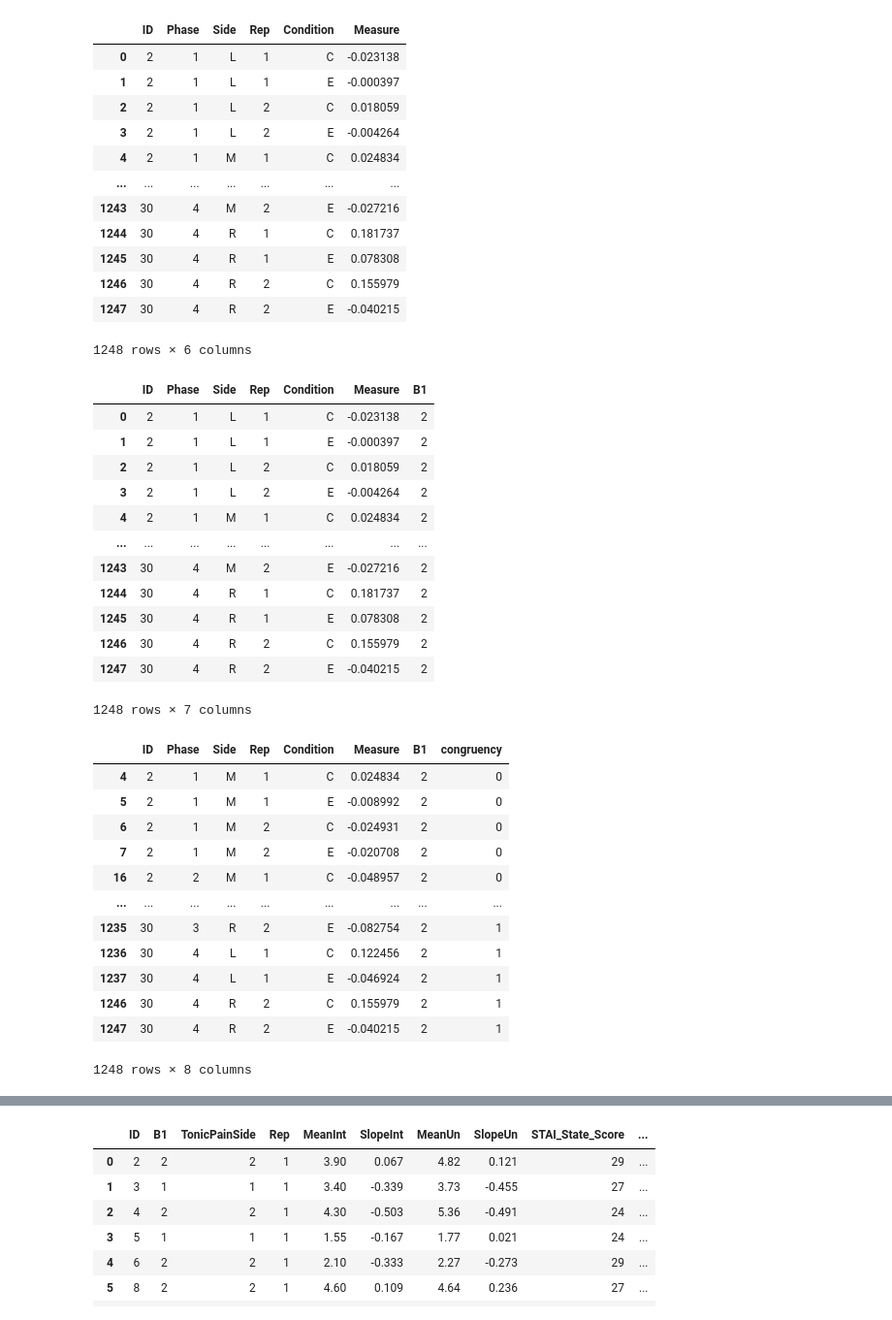
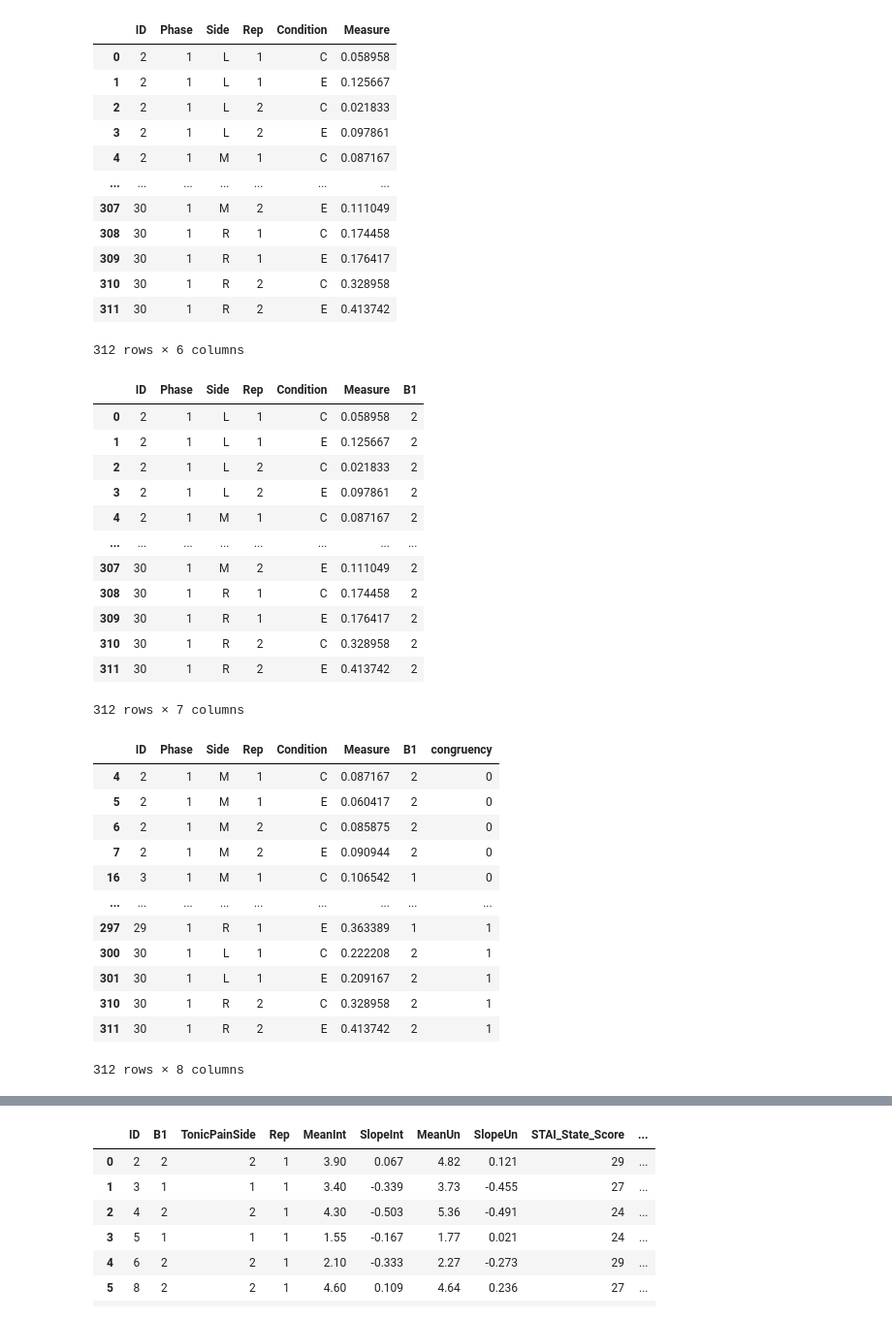
Before and after one commit to dhewitt16/PainAnticipationVRStudy, a Jupyter notebook: VRAnalysis/VRGroupLevel-3-NoAv-EEGPhases.ipynb, the cells around one changed output, grey strips where cells are left out. Shown: that part at 97% size. Drawn from its saved outputs; the diff is of its cells as text; code cells hidden in the pictures.

```diff
--- a/VRAnalysis/VRGroupLevel-3-NoAv-EEGPhases.ipynb
+++ b/VRAnalysis/VRGroupLevel-3-NoAv-EEGPhases.ipynb
@@ -10,13 +10,13 @@ import numpy as np
 import matplotlib.pyplot as plt
 
 ## Pupil Diameter
-data2load = pd.read_csv('/Users/dhewitt/Data/pps/Exports/PupilDiameter/Combined_PupilDiameter_noav_1904.csv')
+#data2load = pd.read_csv('/Users/dhewitt/Data/pps/Exports/PupilDiameter/Combined_PupilDiameter_noav_1904.csv')
 
 ## Gaze Direction
 #data2load = pd.read_csv('/Users/dhewitt/Data/pps/Exports/GazeDirection/Combined_GazeDirection_noav_1904.csv')
 
 ## Gaze Object / Fixation
-#data2load = pd.read_csv('/Users/dhewitt/Data/pps/Exports/GazeObject/Combined_GazeObjectData_noav_1904.csv')
+data2load = pd.read_csv('/Users/dhewitt/Data/pps/Exports/GazeObject/Combined_GazeObjectData_noav_1904.csv')
 
 ## Hand position
 #data2load = pd.read_csv('/Users/dhewitt/Data/pps/Exports/HandData/Combined_hand_data_1904.csv') ## doesn't work
@@ -121,18 +121,18 @@ average_df.drop(['Timepoint','index'],axis=1, inplace=True)
 average_df
 # %% [output]
 |  | ID | Phase | Side | Rep | Condition | Measure |
-| 0 | 2 | 1 | L | 1 | C | -0.023138 |
-| 1 | 2 | 1 | L | 1 | E | -0.000397 |
-| 2 | 2 | 1 | L | 2 | C | 0.018059 |
-| 3 | 2 | 1 | L | 2 | E | -0.004264 |
-| 4 | 2 | 1 | M | 1 | C | 0.024834 |
+| 0 | 2 | 1 | L | 1 | C | 0.058958 |
+| 1 | 2 | 1 | L | 1 | E | 0.125667 |
+| 2 | 2 | 1 | L | 2 | C | 0.021833 |
+| 3 | 2 | 1 | L | 2 | E | 0.097861 |
+| 4 | 2 | 1 | M | 1 | C | 0.087167 |
 | ... | ... | ... | ... | ... | ... | ... |
-| 1243 | 30 | 4 | M | 2 | E | -0.027216 |
-| 1244 | 30 | 4 | R | 1 | C | 0.181737 |
-| 1245 | 30 | 4 | R | 1 | E | 0.078308 |
-| 1246 | 30 | 4 | R | 2 | C | 0.155979 |
-| 1247 | 30 | 4 | R | 2 | E | -0.040215 |
+| 307 | 30 | 1 | M | 2 | E | 0.111049 |
+| 308 | 30 | 1 | R | 1 | C | 0.174458 |
+| 309 | 30 | 1 | R | 1 | E | 0.176417 |
+| 310 | 30 | 1 | R | 2 | C | 0.328958 |
+| 311 | 30 | 1 | R | 2 | E | 0.413742 |
-1248 rows × 6 columns
+312 rows × 6 columns
 # %%
 melted_df = average_df
 
@@ -143,62 +143,63 @@ melted_df.drop(columns=['B2'],inplace = True)
 melted_df
 # %% [output]
 |  | ID | Phase | Side | Rep | Condition | Measure | B1 |
-| 0 | 2 | 1 | L | 1 | C | -0.023138 | 2 |
-| 1 | 2 | 1 | L | 1 | E | -0.000397 | 2 |
-| 2 | 2 | 1 | L | 2 | C | 0.018059 | 2 |
-| 3 | 2 | 1 | L | 2 | E | -0.004264 | 2 |
-| 4 | 2 | 1 | M | 1 | C | 0.024834 | 2 |
+| 0 | 2 | 1 | L | 1 | C | 0.058958 | 2 |
+| 1 | 2 | 1 | L | 1 | E | 0.125667 | 2 |
+| 2 | 2 | 1 | L | 2 | C | 0.021833 | 2 |
+| 3 | 2 | 1 | L | 2 | E | 0.097861 | 2 |
+| 4 | 2 | 1 | M | 1 | C | 0.087167 | 2 |
 | ... | ... | ... | ... | ... | ... | ... | ... |
-| 1243 | 30 | 4 | M | 2 | E | -0.027216 | 2 |
-| 1244 | 30 | 4 | R | 1 | C | 0.181737 | 2 |
-| 1245 | 30 | 4 | R | 1 | E | 0.078308 | 2 |
-| 1246 | 30 | 4 | R | 2 | C | 0.155979 | 2 |
-| 1247 | 30 | 4 | R | 2 | E | -0.040215 | 2 |
+| 307 | 30 | 1 | M | 2 | E | 0.111049 | 2 |
+| 308 | 30 | 1 | R | 1 | C | 0.174458 | 2 |
+| 309 | 30 | 1 | R | 1 | E | 0.176417 | 2 |
+| 310 | 30 | 1 | R | 2 | C | 0.328958 | 2 |
+| 311 | 30 | 1 | R | 2 | E | 0.413742 | 2 |
-1248 rows × 7 columns
+312 rows × 7 columns
 # %%
 # For cong DataFrame
 cong_index = ((melted_df['Rep'].astype(int)==1) & (melted_df['B1'].astype(int)==1) &
               (melted_df['Side']=='L')) | \
              ((melted_df['Rep'].astype(int)==1) & (melted_df['B1'].astype(int)==2) &
               (melted_df['Side']=='R')) | \
              ((melted_df['Rep'].astype(int)==2) & (melted_df['B1'].astype(int)==1) &
               (melted_df['Side']=='R')) | \
              ((melted_df['Rep'].astype(int)==2) & (melted_df['B1'].astype(int)==2) &
               (melted_df['Side']=='L'))
 cong = melted_df.loc[cong_index].copy()  # Ensure a copy is made to avoid modifying the original DataFrame
 cong['congruency'] = 2
 
 incong_index = ((melted_df['Rep'].astype(int) == 1) & (melted_df['B1'].astype(int) == 1) &
                 (melted_df['Side'] == 'R')) | \
                ((melted_df['Rep'].astype(int) == 1) & (melted_df['B1'].astype(int) == 2) &
                 (melted_df['Side'] == 'L')) | \
                ((melted_df['Rep'].astype(int) == 2) & (melted_df['B1'].astype(int) == 1) &
                 (melted_df['Side'] == 'L')) | \
                ((melted_df['Rep'].astype(int) == 2) & (melted_df['B1'].astype(int) == 2) &
                 (melted_df['Side'] == 'R'))
 incong = melted_df.loc[incong_index].copy()  # Ensure a copy is made to avoid modifying the original DataFrame
 incong['congruency'] = 1
 
 neutral_index = melted_df['Side'] == 'M'
 neutral = melted_df.loc[neutral_index].copy()  # Ensure a copy is made to avoid modifying the original DataFrame
 neutral['congruency'] = 0
 
 joineddf=pd.concat([neutral,cong,incong])
-joineddf
+joined_df = joineddf.copy() #making a copy before recoding for later
+joined_df
 # %% [output]
 |  | ID | Phase | Side | Rep | Condition | Measure | B1 | congruency |
-| 4 | 2 | 1 | M | 1 | C | 0.024834 | 2 | 0 |
-| 5 | 2 | 1 | M | 1 | E | -0.008992 | 2 | 0 |
-| 6 | 2 | 1 | M | 2 | C | -0.024931 | 2 | 0 |
-| 7 | 2 | 1 | M | 2 | E | -0.020708 | 2 | 0 |
-| 16 | 2 | 2 | M | 1 | C | -0.048957 | 2 | 0 |
+| 4 | 2 | 1 | M | 1 | C | 0.087167 | 2 | 0 |
+| 5 | 2 | 1 | M | 1 | E | 0.060417 | 2 | 0 |
+| 6 | 2 | 1 | M | 2 | C | 0.085875 | 2 | 0 |
+| 7 | 2 | 1 | M | 2 | E | 0.090944 | 2 | 0 |
+| 16 | 3 | 1 | M | 1 | C | 0.106542 | 1 | 0 |
 | ... | ... | ... | ... | ... | ... | ... | ... | ... |
-| 1235 | 30 | 3 | R | 2 | E | -0.082754 | 2 | 1 |
-| 1236 | 30 | 4 | L | 1 | C | 0.122456 | 2 | 1 |
-| 1237 | 30 | 4 | L | 1 | E | -0.046924 | 2 | 1 |
-| 1246 | 30 | 4 | R | 2 | C | 0.155979 | 2 | 1 |
-| 1247 | 30 | 4 | R | 2 | E | -0.040215 | 2 | 1 |
+| 297 | 29 | 1 | R | 1 | E | 0.363389 | 1 | 1 |
+| 300 | 30 | 1 | L | 1 | C | 0.222208 | 2 | 1 |
+| 301 | 30 | 1 | L | 1 | E | 0.209167 | 2 | 1 |
+| 310 | 30 | 1 | R | 2 | C | 0.328958 | 2 | 1 |
+| 311 | 30 | 1 | R | 2 | E | 0.413742 | 2 | 1 |
-1248 rows × 8 columns
+312 rows × 8 columns
 # %%
 joineddf=joineddf.replace({'C':'1', 'E':'2','M':'0','L':'1','R':'2'})
 joineddf['Side'] = joineddf['Side'].astype('int64')
```
Also changed, not shown: parts of 9 cells of this notebook.
